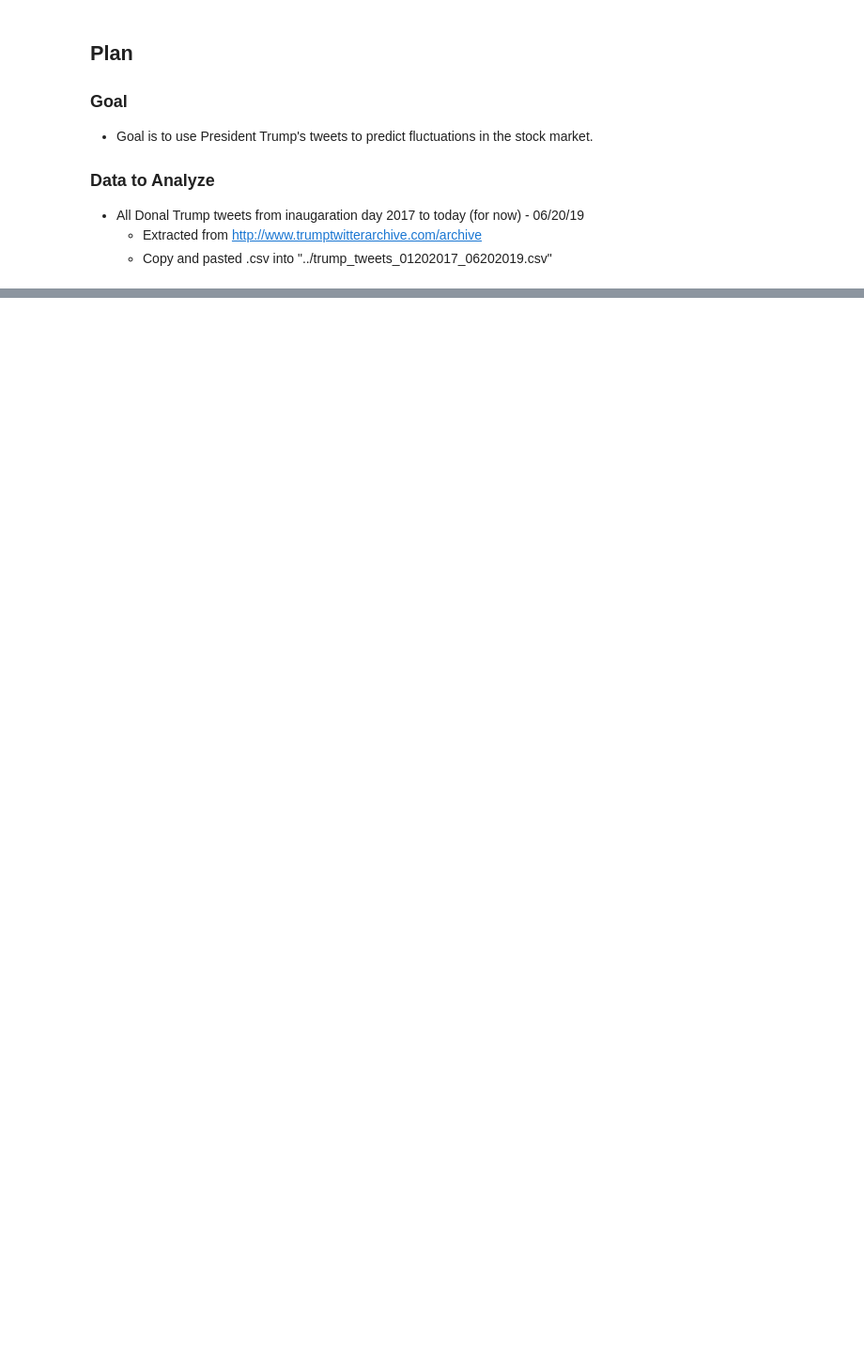
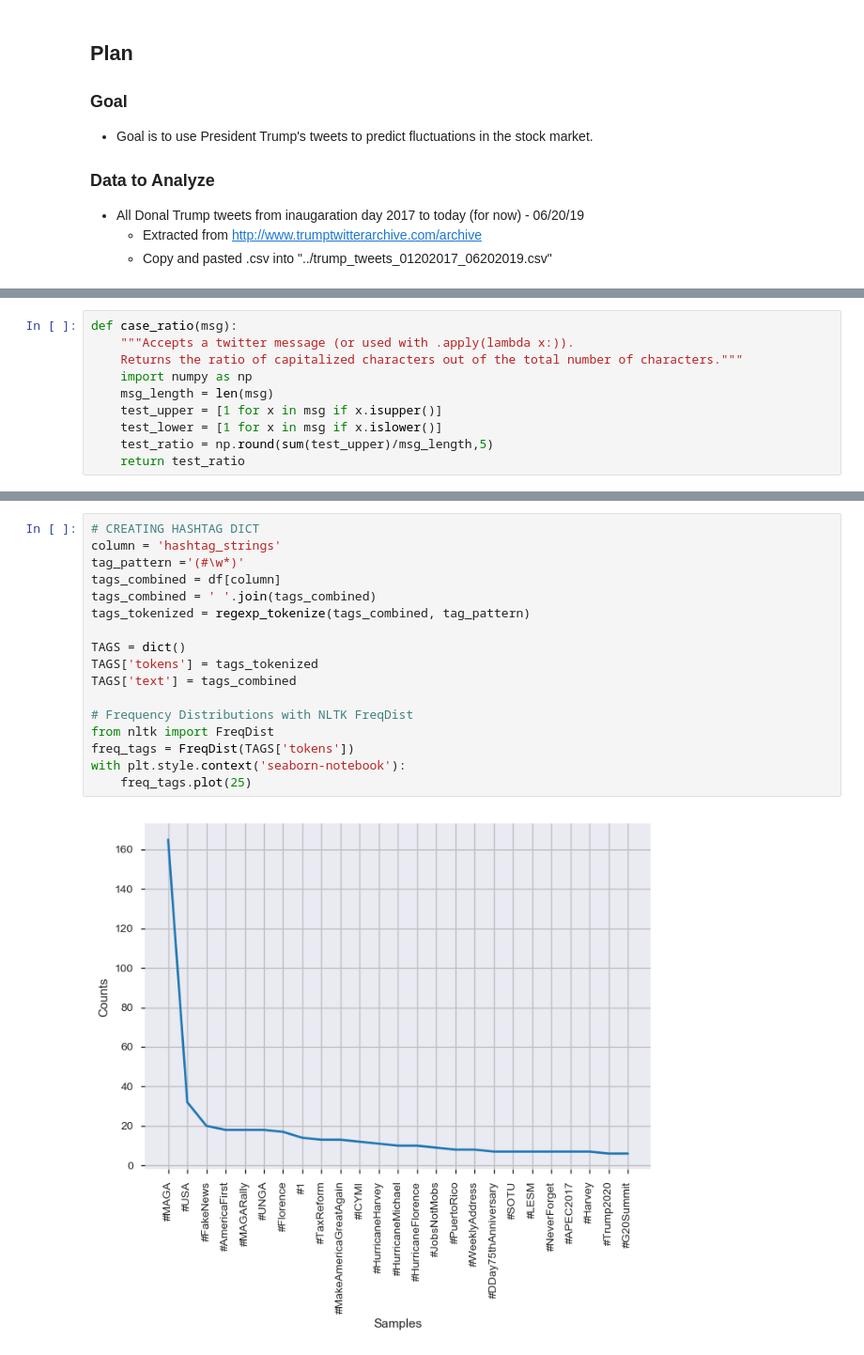
Before and after one commit to jirvingphd/dsc-5-capstone-project-online-ds-ft-021119, a Jupyter notebook: mod_5_final_project_wip.ipynb, the cells around one changed output, grey strips where cells are left out. Shown at 94% size. Drawn from its saved outputs; the diff is of its cells as text; blank space fills up the shorter version.

```diff
--- a/mod_5_final_project_wip.ipynb
+++ b/mod_5_final_project_wip.ipynb
@@ -88,0 +68,10 @@ df.sort_values('case_ratio',ascending=False).head()
+# %%
+def case_ratio(msg):
+    """Accepts a twitter message (or used with .apply(lambda x:)).
+    Returns the ratio of capitalized characters out of the total number of characters."""
+    import numpy as np
+    msg_length = len(msg)
+    test_upper = [1 for x in msg if x.isupper()]
+    test_lower = [1 for x in msg if x.islower()]
+    test_ratio = np.round(sum(test_upper)/msg_length,5)
+    return test_ratio
@@ -88,0 +248,19 @@ df.sort_values('case_ratio',ascending=False).head()
+# %%
+# CREATING HASHTAG DICT
+column = 'hashtag_strings'
+tag_pattern ='(#\w*)'
+tags_combined = df[column]
+tags_combined = ' '.join(tags_combined)
+tags_tokenized = regexp_tokenize(tags_combined, tag_pattern)
+
+TAGS = dict()
+TAGS['tokens'] = tags_tokenized
+TAGS['text'] = tags_combined
+
+# Frequency Distributions with NLTK FreqDist
+from nltk import FreqDist
+freq_tags = FreqDist(TAGS['tokens'])
+with plt.style.context('seaborn-notebook'):
+    freq_tags.plot(25)
+# %% [output]
+[figure, added]
```
Also changed, not shown: parts of 48 cells of this notebook, 10 other files.
